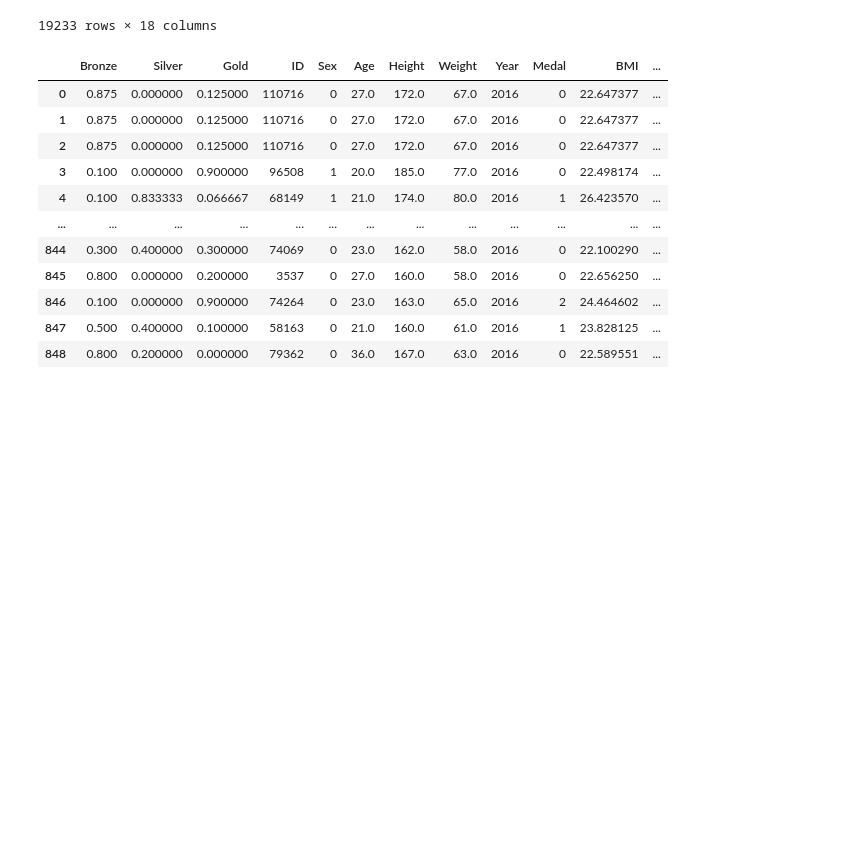
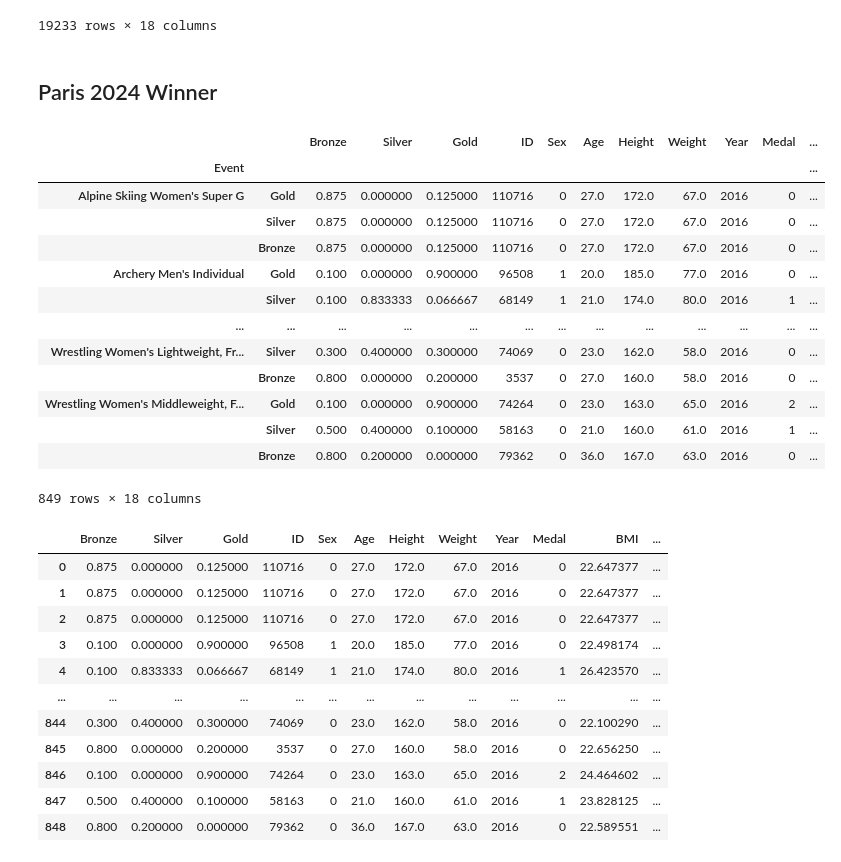
Before and after one commit to aayusha-shrestha/hackathon-olympics-prediction-, a Jupyter notebook: model/model_2_rfc_xgb.ipynb, the cells around one changed output. Saved outputs shown, nothing was run; the diff lists cells and outputs as text; code cells hidden in the pictures; blank space fills up the shorter version.

```diff
--- a/model/model_2_rfc_xgb.ipynb
+++ b/model/model_2_rfc_xgb.ipynb
@@ -379,6 +379,25 @@ def get_top_probable_winners(event_df):
     return pd.DataFrame([gold_winner, silver_winner, bronze_winner], index=['Gold', 'Silver', 'Bronze'])
 # %%
 top_probable_winners = rf_preds.groupby('Event').apply(get_top_probable_winners)
+# %% [markdown]
+## Paris 2024 Winner
+# %%
+top_probable_winners
+# %% [output]
+|  |  | Bronze | Silver | Gold | ID | Sex | Age | Height | Weight | Year | Medal | ... |
+| Event |  |  |  |  |  |  |  |  |  |  |  | ... |
+| Alpine Skiing Women's Super G | Gold | 0.875 | 0.000000 | 0.125000 | 110716 | 0 | 27.0 | 172.0 | 67.0 | 2016 | 0 | ... |
+|  | Silver | 0.875 | 0.000000 | 0.125000 | 110716 | 0 | 27.0 | 172.0 | 67.0 | 2016 | 0 | ... |
+|  | Bronze | 0.875 | 0.000000 | 0.125000 | 110716 | 0 | 27.0 | 172.0 | 67.0 | 2016 | 0 | ... |
+| Archery Men's Individual | Gold | 0.100 | 0.000000 | 0.900000 | 96508 | 1 | 20.0 | 185.0 | 77.0 | 2016 | 0 | ... |
+|  | Silver | 0.100 | 0.833333 | 0.066667 | 68149 | 1 | 21.0 | 174.0 | 80.0 | 2016 | 1 | ... |
+| ... | ... | ... | ... | ... | ... | ... | ... | ... | ... | ... | ... | ... |
+| Wrestling Women's Lightweight, Fr... | Silver | 0.300 | 0.400000 | 0.300000 | 74069 | 0 | 23.0 | 162.0 | 58.0 | 2016 | 0 | ... |
+|  | Bronze | 0.800 | 0.000000 | 0.200000 | 3537 | 0 | 27.0 | 160.0 | 58.0 | 2016 | 0 | ... |
+| Wrestling Women's Middleweight, F... | Gold | 0.100 | 0.000000 | 0.900000 | 74264 | 0 | 23.0 | 163.0 | 65.0 | 2016 | 2 | ... |
+|  | Silver | 0.500 | 0.400000 | 0.100000 | 58163 | 0 | 21.0 | 160.0 | 61.0 | 2016 | 1 | ... |
+|  | Bronze | 0.800 | 0.200000 | 0.000000 | 79362 | 0 | 36.0 | 167.0 | 63.0 | 2016 | 0 | ... |
+849 rows × 18 columns
 # %%
 top_probable_winners = top_probable_winners.reset_index(drop=True)
 top_probable_winners
```
Also changed, not shown: parts of 3 cells of this notebook, 2 other files.
